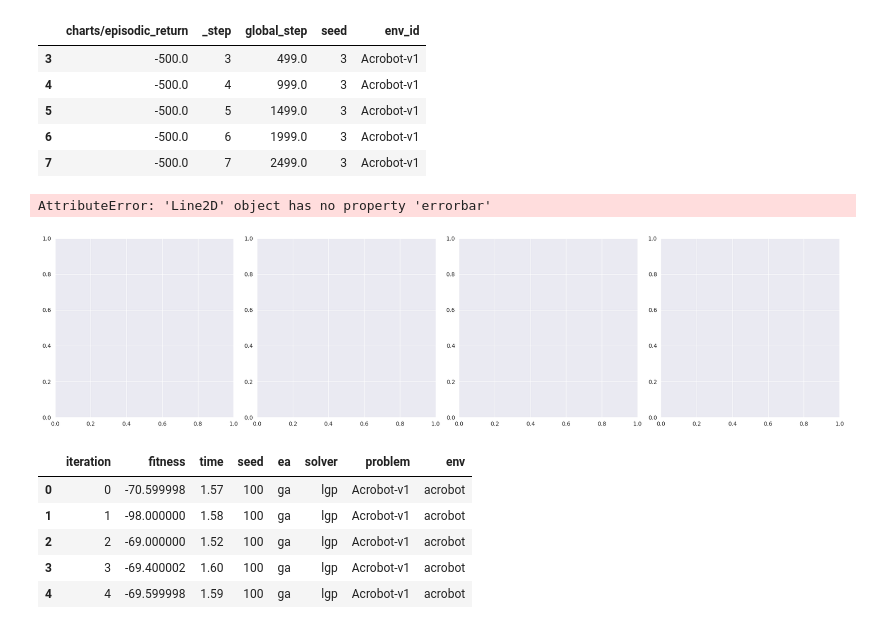
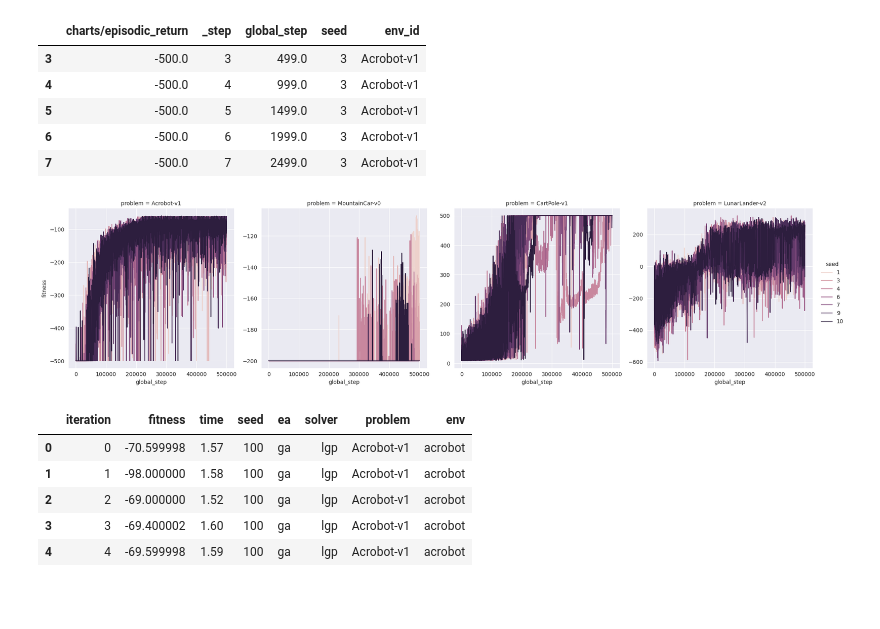
Before and after one commit to giorgia-nadizar/cgpax, a Jupyter notebook: analysis/discrete_control.ipynb, the cells around one changed output. Cells and saved outputs as stored; diff of their text form; code cells hidden in the pictures; blank space fills up the shorter version.

```diff
--- a/analysis/discrete_control.ipynb
+++ b/analysis/discrete_control.ipynb
@@ -4,7 +4,8 @@ import pandas as pd
 import seaborn as sns
 import matplotlib.pyplot as plt
 # %%
-rl_df = pd.read_csv('../results/DQN.csv', index_col=0)[["charts/episodic_return", "_step", "global_step", "seed", "env_id"]]
+rl_df = pd.read_csv('../results/DQN.csv', index_col=0)[
+    ["charts/episodic_return", "_step", "global_step", "seed", "env_id"]]
 rl_df.dropna(inplace=True)
 rl_df.head()
 # %% [output]
@@ -15,20 +16,23 @@ rl_df.head()
 | 6 | -500.0 | 6 | 1999.0 | 3 | Acrobot-v1 |
 | 7 | -500.0 | 7 | 2499.0 | 3 | Acrobot-v1 |
 # %%
+rl_df["fitness"] = rl_df["charts/episodic_return"]
+rl_df["solver"] = "rl"
+rl_df["problem"] = rl_df["env_id"]
 g = sns.relplot(
     data=rl_df,
     x="global_step",
-    y="charts/episodic_return",
-    col="env_id",
+    y="fitness",
+    col="problem",
+    hue="seed",
     kind="line",
     estimator="median",
     errorbar=("pi", 50),
     facet_kws=dict(sharey=False, sharex=False)
 )
 plt.show()
 # %% [output]
-AttributeError: 'Line2D' object has no property 'errorbar'
-[figure, old version]
+[figure, new version]
 # %%
 discrete_envs = ["Acrobot-v1", "CartPole-v1", "LunarLander-v2", "MountainCar-v0"]
 discrete_dfs = []
```
Also changed, not shown: parts of 12 cells of this notebook.
